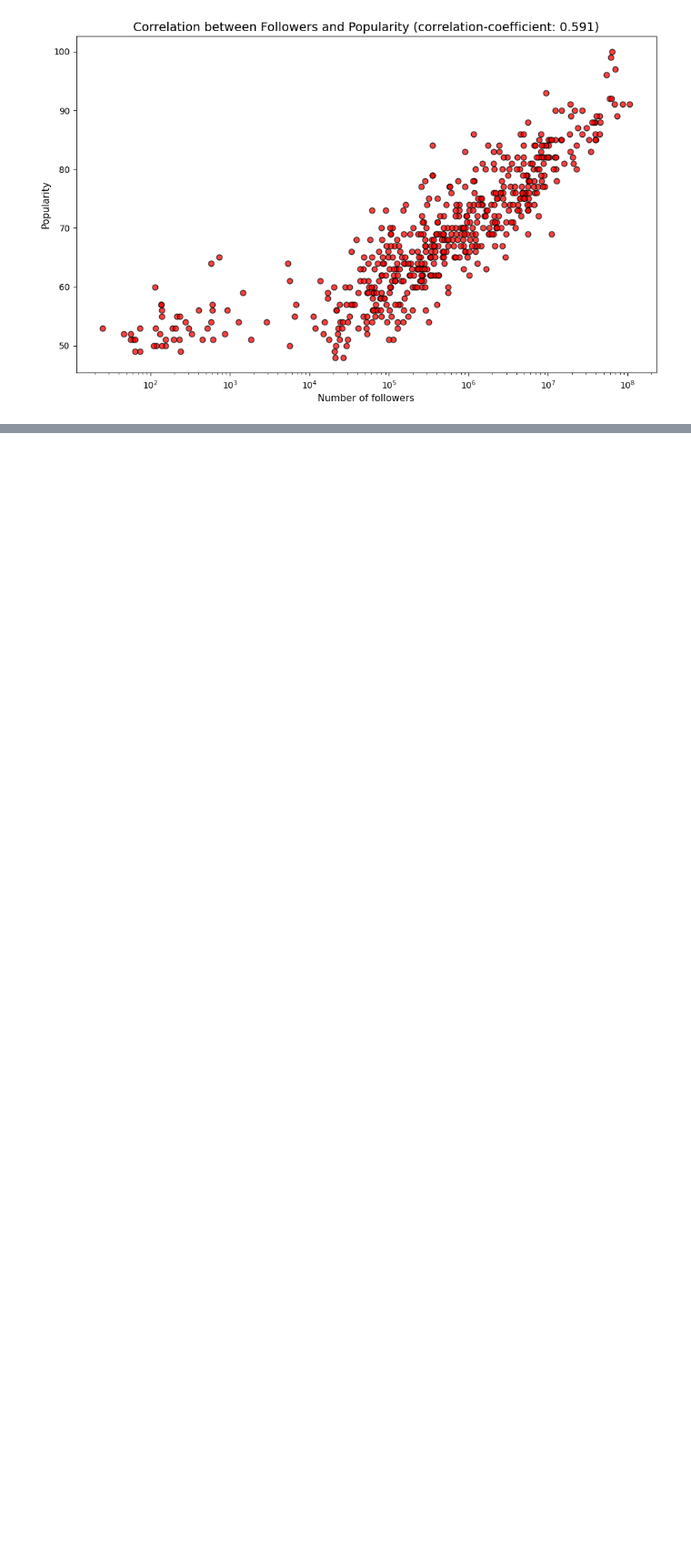
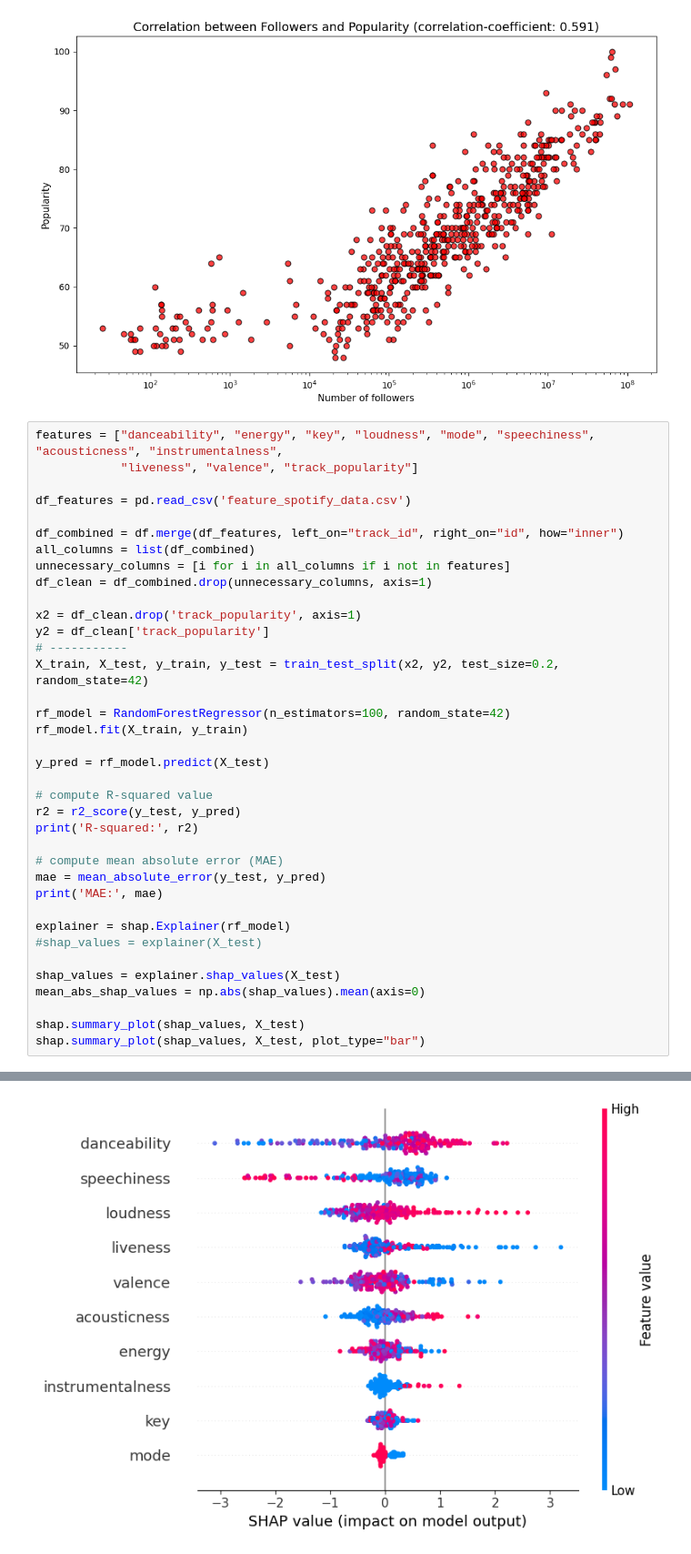
Before and after one commit to ValentinForster/Foundations-Project, a Jupyter notebook: Project.ipynb, the cells around one changed output, grey strips where cells are left out. Shown: that part at 91% size. Drawn from its saved outputs; the diff is of its cells as text; blank space fills up the shorter version.

```diff
--- a/Project.ipynb
+++ b/Project.ipynb
@@ -58,3 +64,41 @@ plt.xscale('log')
 plt.show()
 # %% [output]
 [figure]
+# %%
+features = ["danceability", "energy", "key", "loudness", "mode", "speechiness", "acousticness", "instrumentalness",
+            "liveness", "valence", "track_popularity"]
+
+df_features = pd.read_csv('feature_spotify_data.csv')
+
+df_combined = df.merge(df_features, left_on="track_id", right_on="id", how="inner")
+all_columns = list(df_combined)
+unnecessary_columns = [i for i in all_columns if i not in features]
+df_clean = df_combined.drop(unnecessary_columns, axis=1)
+
+x2 = df_clean.drop('track_popularity', axis=1)
+y2 = df_clean['track_popularity']
+# -----------
+X_train, X_test, y_train, y_test = train_test_split(x2, y2, test_size=0.2, random_state=42)
+
+rf_model = RandomForestRegressor(n_estimators=100, random_state=42)
+rf_model.fit(X_train, y_train)
+
+y_pred = rf_model.predict(X_test)
+
+# compute R-squared value
+r2 = r2_score(y_test, y_pred)
+print('R-squared:', r2)
+
+# compute mean absolute error (MAE)
+mae = mean_absolute_error(y_test, y_pred)
+print('MAE:', mae)
+
+explainer = shap.Explainer(rf_model)
+#shap_values = explainer(X_test)
+
+shap_values = explainer.shap_values(X_test)
+mean_abs_shap_values = np.abs(shap_values).mean(axis=0)
+
+shap.summary_plot(shap_values, X_test)
+shap.summary_plot(shap_values, X_test, plot_type="bar")
+# %% [output]
@@ -60,0 +108 @@ plt.show()
+[figure, added]
```
Also changed, not shown: parts of 5 cells of this notebook.
